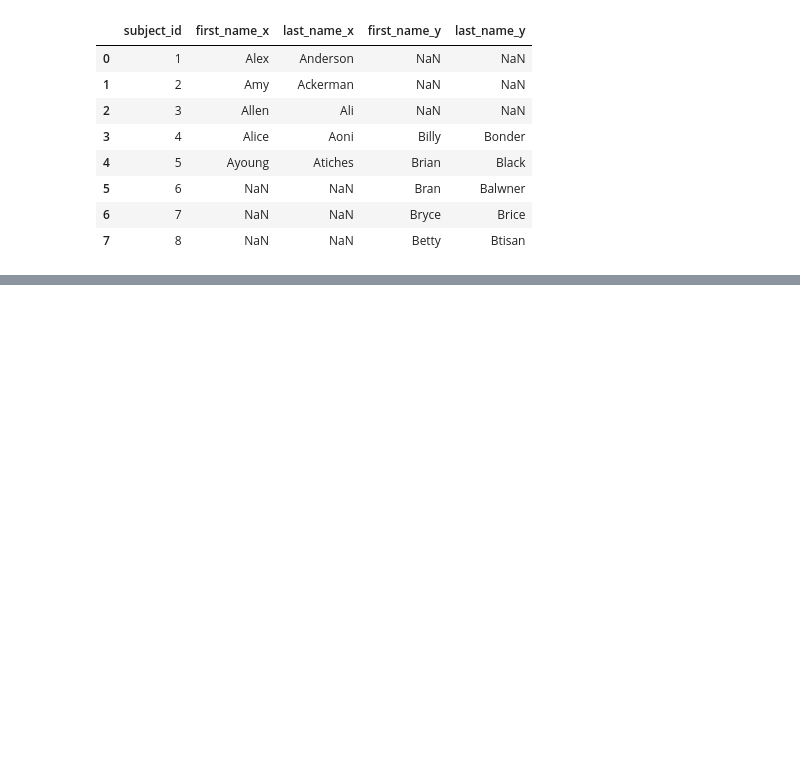
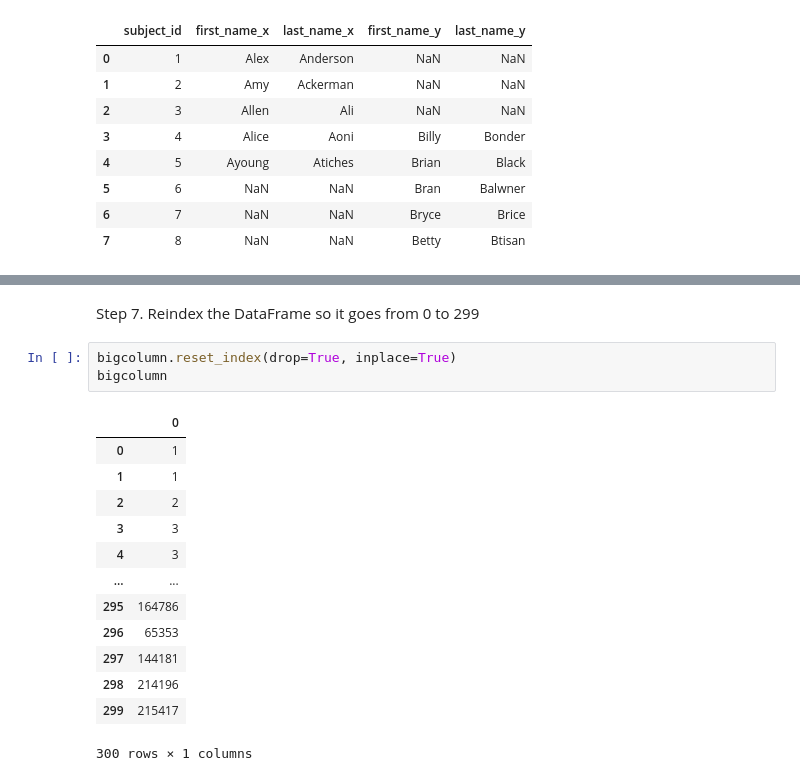
Before and after one commit to Karlajack/pydata_analysis, a Jupyter notebook: pandasdailypractice3.ipynb, the cells around one changed output, grey strips where cells are left out. Saved outputs shown, nothing was run; the diff lists cells and outputs as text; blank space fills up the shorter version.

```diff
--- a/pandasdailypractice3.ipynb
+++ b/pandasdailypractice3.ipynb
@@ -496,0 +577,19 @@ pd.merge(data1,data2, on='subject_id',how='outer')
+# %% [markdown]
+Step 7. Reindex the DataFrame so it goes from 0 to 299
+# %%
+bigcolumn.reset_index(drop=True, inplace=True)
+bigcolumn
+# %% [output]
+|  | 0 |
+| 0 | 1 |
+| 1 | 1 |
+| 2 | 2 |
+| 3 | 3 |
+| 4 | 3 |
+| ... | ... |
+| 295 | 164786 |
+| 296 | 65353 |
+| 297 | 144181 |
+| 298 | 214196 |
+| 299 | 215417 |
+300 rows × 1 columns
```
Also changed, not shown: parts of 11 cells of this notebook.
